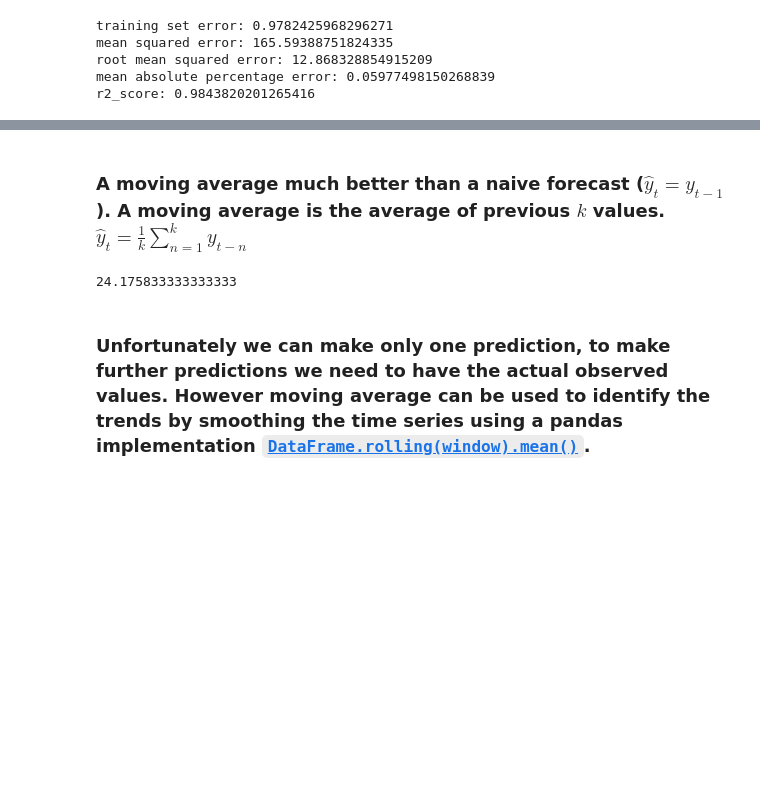
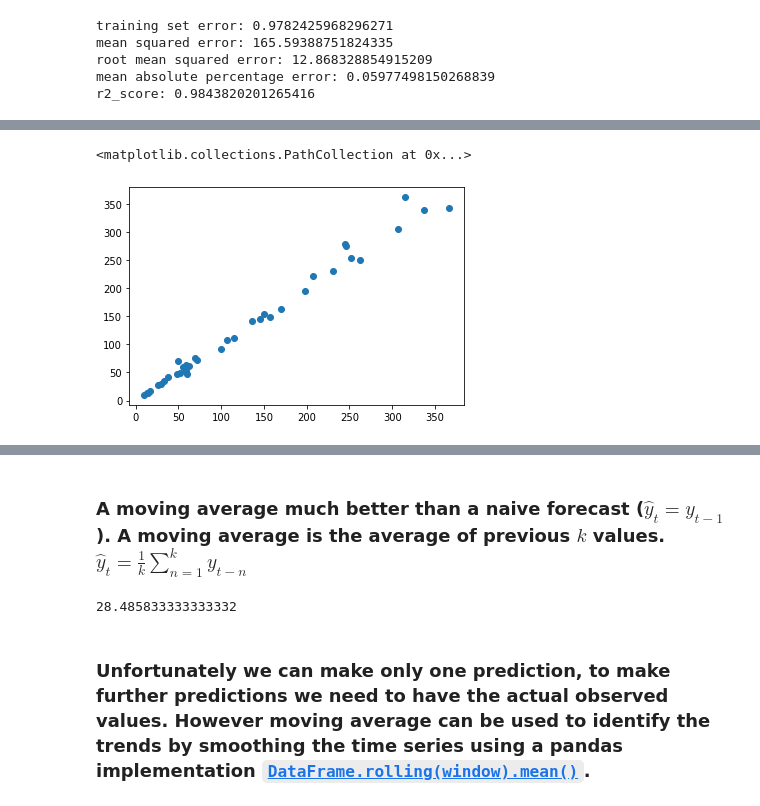
Before and after one commit to Selva-Subramanian/Yes-Bank-Stock-Closing-Price-Prediction, a Jupyter notebook: YES_BANK_STOCK_PRICE_PREDICTION.ipynb, the cells around one changed output, grey strips where cells are left out. Drawn from its saved outputs; the diff is of its cells as text; code cells hidden in the pictures; blank space fills up the shorter version.

```diff
--- a/YES_BANK_STOCK_PRICE_PREDICTION.ipynb
+++ b/YES_BANK_STOCK_PRICE_PREDICTION.ipynb
@@ -169,3 +296,9 @@ r2_score: 0.9843820201265416
+# %%
+# Check for homoscadacity
+plt.scatter(y_pred, y_test)
+# %% [output]
+<matplotlib.collections.PathCollection at 0x...>
+[figure, added]
 # %%
 # convert string object to datetime object
 df['Date'] = df['Date'].apply(lambda x: datetime.strptime(x, "%b-%y"))
@@ -195,9 +328,9 @@ def moving_average(series, n ):
 
   return np.average(series[-n:])
 
-moving_average(df['Close'],12) # prediction for next month closing price using observed previous 12 months data
+moving_average(df['OHL'],12) # prediction for next month closing price using observed previous 12 months data
 # %% [output]
-24.175833333333333
+28.485833333333332
 # %% [markdown]
 ### Unfortunately we can make only one prediction, to make further predictions we need to have the actual observed values. However moving average can be used to identify the trends by smoothing the time series using a pandas implementation [`DataFrame.rolling(window).mean()`](https://pandas.pydata.org/pandas-docs/stable/reference/api/pandas.DataFrame.rolling.html).
 # %%
```
Also changed, not shown: parts of 32 cells of this notebook.
